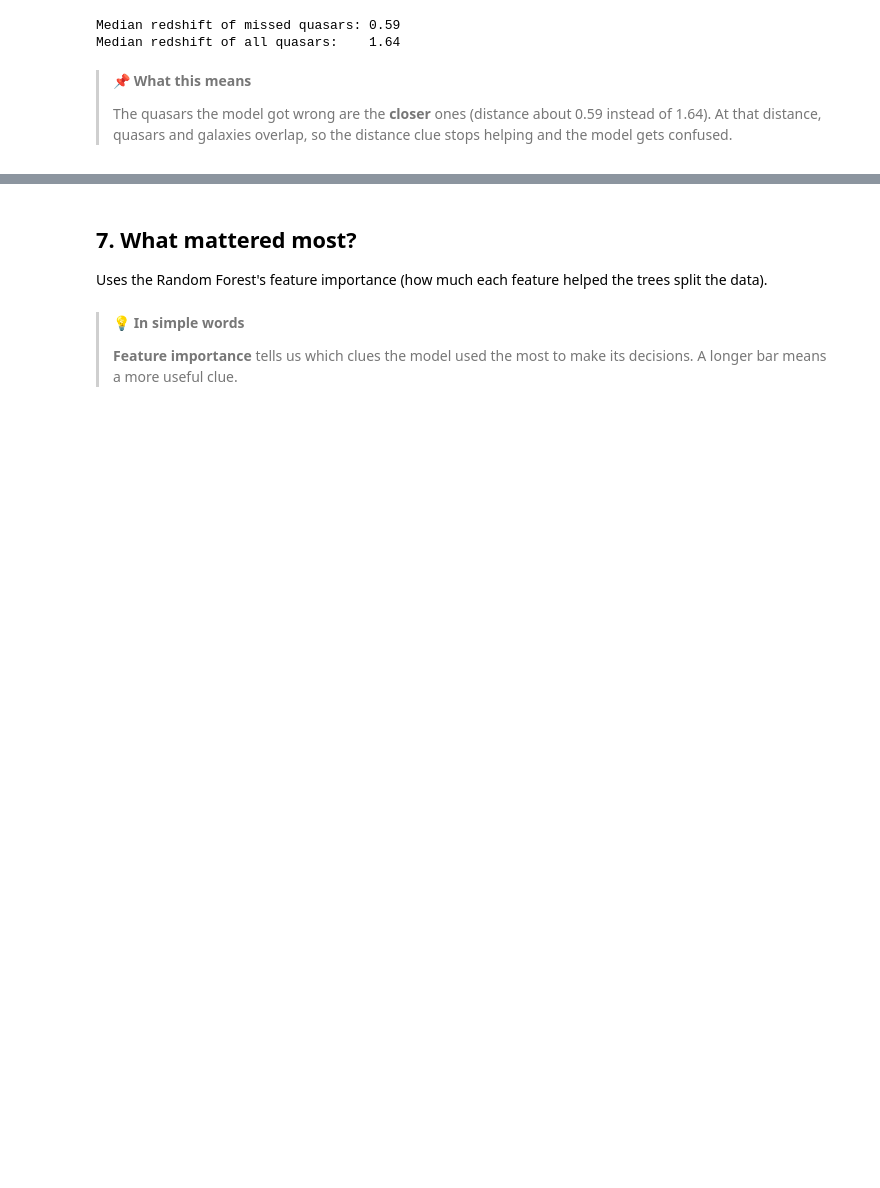
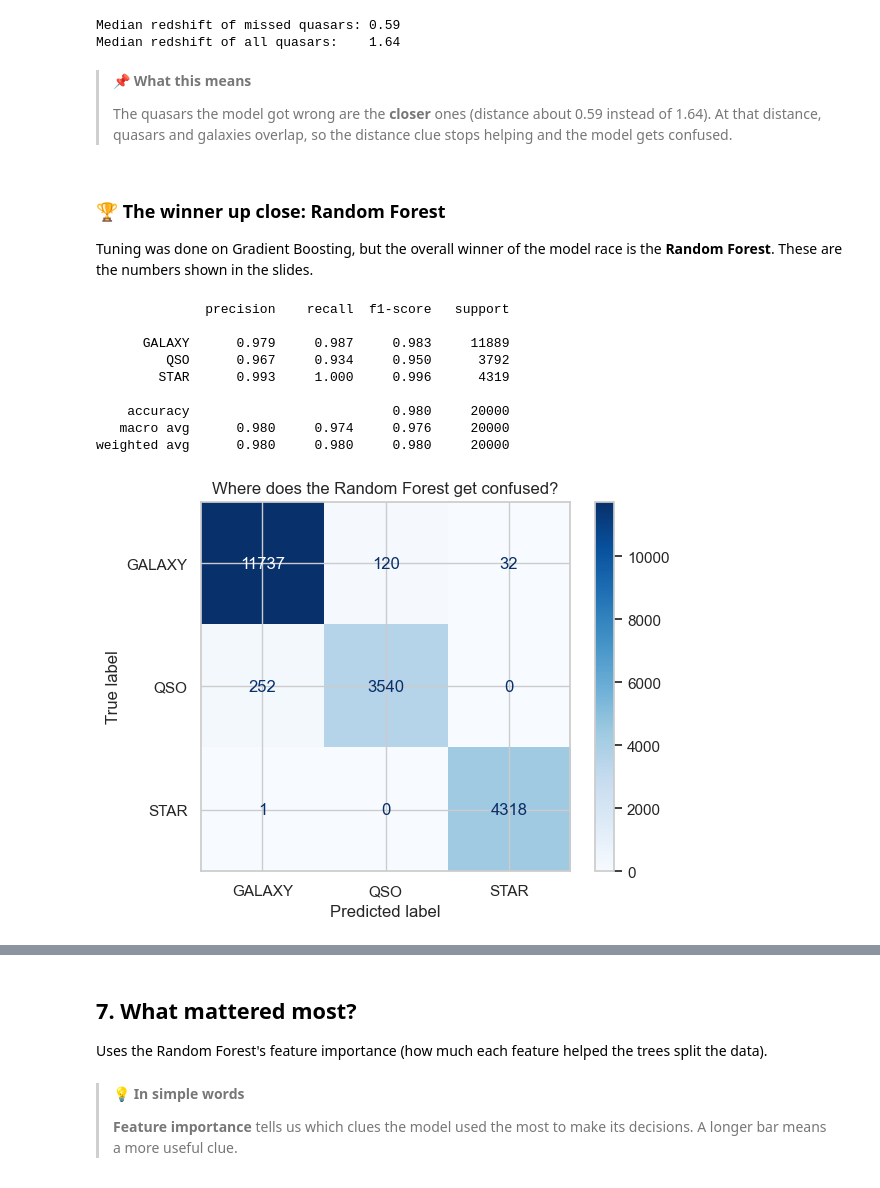
Before and after one commit to lervindelarosa-gif/Stellar-classification, a Jupyter notebook: notebooks/stellar_classification.ipynb, the cells around one changed output, grey strips where cells are left out. Drawn from its saved outputs; the diff is of its cells as text; code cells hidden in the pictures; blank space fills up the shorter version.

Commit message:
Add Random Forest confusion matrix and missed-quasar analysis to the notebook
Co-Authored-By: Claude Opus 5.5 <noreply@anthropic.com>

```diff
--- a/notebooks/stellar_classification.ipynb
+++ b/notebooks/stellar_classification.ipynb
@@ -432,3 +432,26 @@ Median redshift of all quasars:    1.64
 > 📌 **What this means**
 >
 > The quasars the model got wrong are the **closer** ones (distance about 0.59 instead of 1.64). At that distance, quasars and galaxies overlap, so the distance clue stops helping and the model gets confused.
+# %% [markdown]
+### 🏆 The winner up close: Random Forest
+
+Tuning was done on Gradient Boosting, but the overall winner of the model race is the **Random Forest**. These are the numbers shown in the slides.
+# %%
+rf = models["Random Forest"]  # already trained by evaluate_models above
+rf_pred = rf.predict(X_test)
+
+print(classification_report(y_test, rf_pred, digits=3))
+ConfusionMatrixDisplay.from_predictions(y_test, rf_pred, cmap="Blues")
+plt.title("Where does the Random Forest get confused?")
+plt.show()
+# %% [output]
+              precision    recall  f1-score   support
+
+      GALAXY      0.979     0.987     0.983     11889
+         QSO      0.967     0.934     0.950      3792
+        STAR      0.993     1.000     0.996      4319
+
+    accuracy                          0.980     20000
+   macro avg      0.980     0.974     0.976     20000
+weighted avg      0.980     0.980     0.980     20000
+[figure, added]
```
Also changed, not shown: parts of 3 cells of this notebook.
